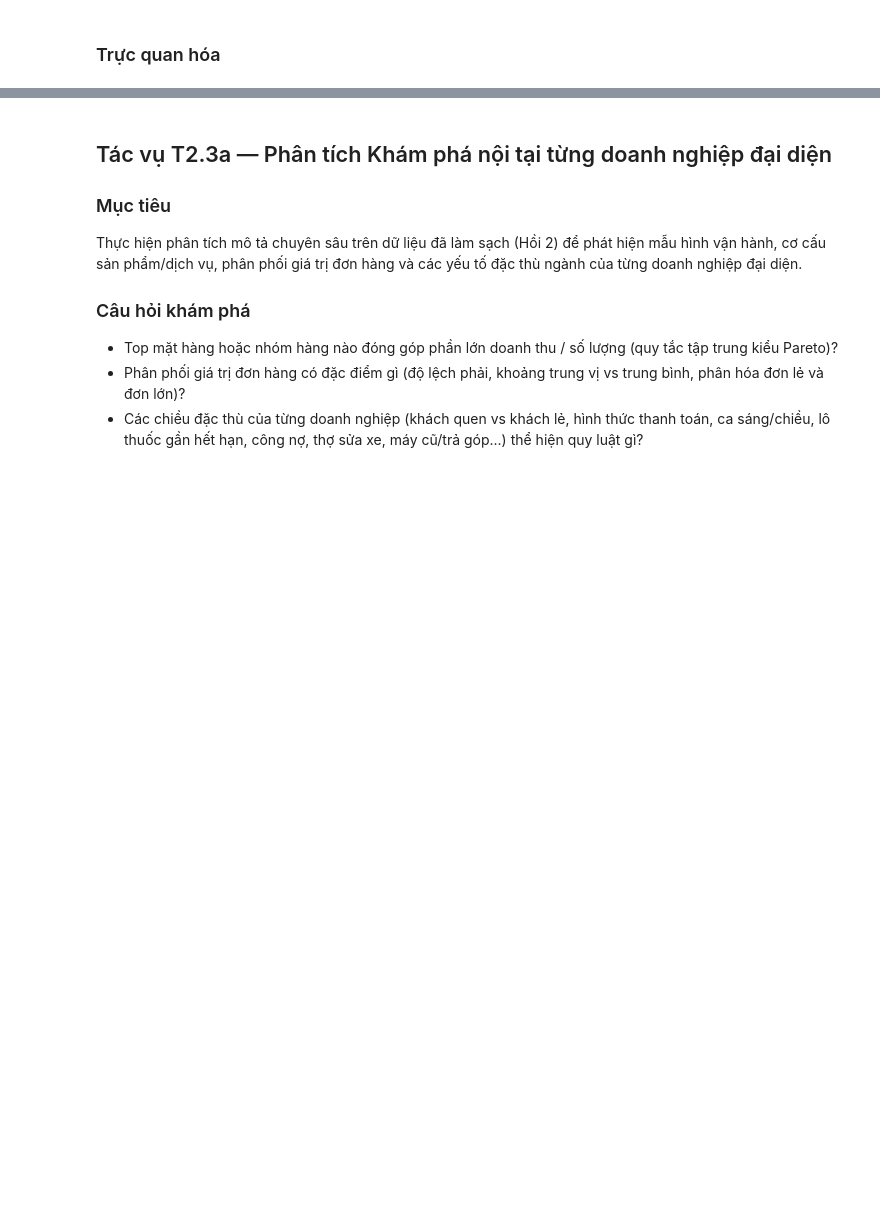
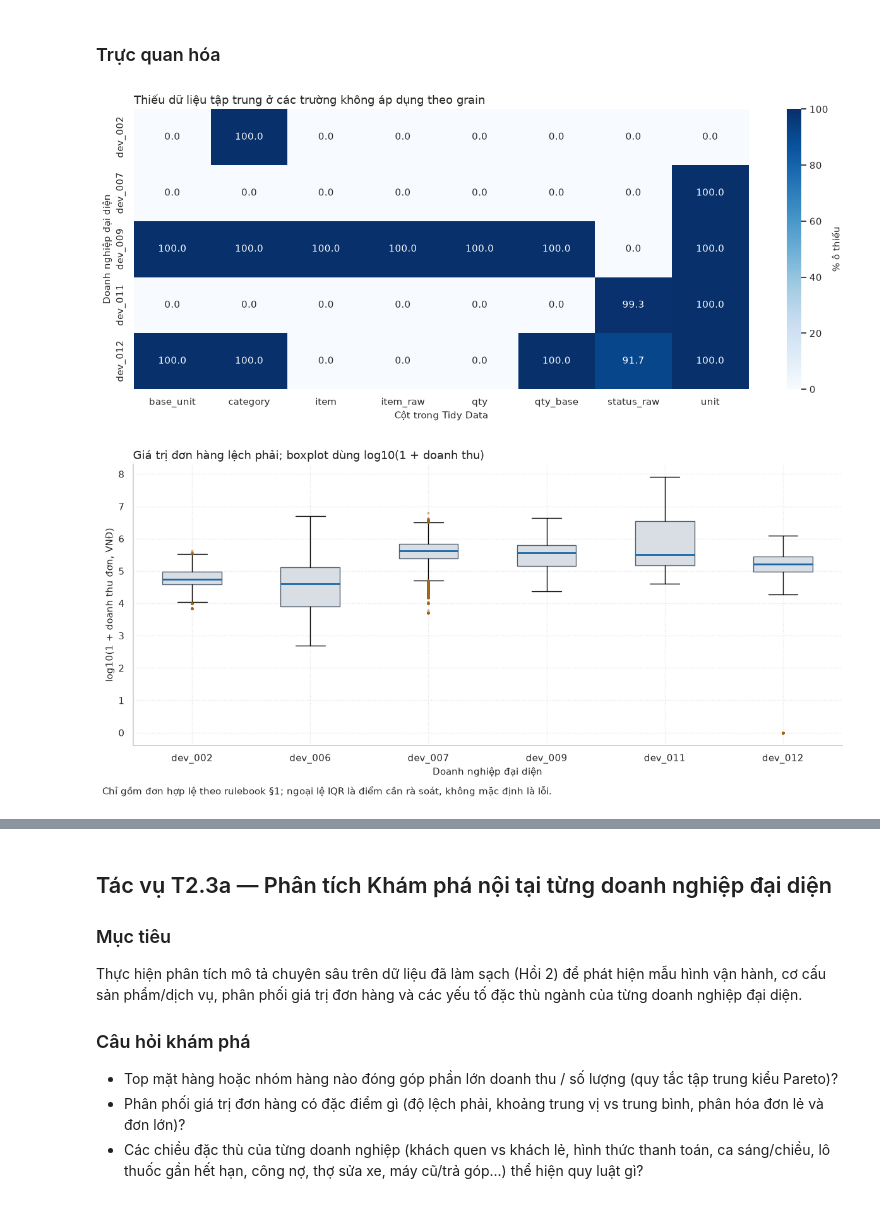
Before and after one commit to itsanhkhoi12/data-visualization-uth, a Jupyter notebook: notebook/02_business_eda.ipynb, the cells around one changed output, grey strips where cells are left out. Cells and saved outputs as stored; diff of their text form; code cells hidden in the pictures; blank space fills up the shorter version.

```diff
--- a/notebook/02_business_eda.ipynb
+++ b/notebook/02_business_eda.ipynb
@@ -313,3 +642,14 @@ Chọn 3–5 mã đơn hàng cụ thể (gồm 1 đơn thường, 1 đơn nhiề
 # %%
 # TODO (T2.2a — Bước 1: Rà soát các quy tắc cốt lõi trong `rulebook.md`)
 # TODO: Lọc và in các quy tắc liên quan đến đơn hàng, doanh thu, trạng thái và ngành của tập đại diện
+
+import re, sqlite3, unicodedata
+from contextlib import closing
+
+text = context.rulebook_path.read_text(encoding="utf-8")
+blocks = re.split(r"\n(?=#{2,3} )", text)
+KEEP = ("1. Đơn hàng", "8. Cách ghi", "Cà phê", "Nhà thuốc", "Sửa xe", "Cửa hàng điện thoại")
+for b in blocks:
+    head = b.split("\n", 1)[0]
+    if head.startswith("#") and any(k in head for k in KEEP):
+        print(b.strip(), "\n" + "-" * 80)
@@ -442,9 +1701,37 @@ Trích xuất các bản ghi vượt ngưỡng IQR để kiểm tra ngữ cảnh
 # %% [markdown]
 ### Trực quan hóa
 # %%
-# TODO (T2.2c — Trực quan hóa)
-# Vẽ heatmap/biểu đồ thanh tỷ lệ thiếu dữ liệu theo cột và boxplot (hoặc kết hợp stripplot/ECDF) thể hiện phân phối và các điểm ngoại lệ IQR trước khi kết luận.
-# Lưu ý: Không sử dụng biểu đồ 3D hoặc hai trục tung (dual axis); biểu đồ cột bắt đầu từ 0.
+# T2.2c — Trực quan hóa
+# Heatmap tỷ lệ thiếu theo doanh nghiệp × cột và boxplot log10(1+x) cho giá trị đơn.
+missing_heat = (missingness_report.pivot(index="business_id", columns="column",
+                                         values="missing_pct").fillna(0))
+fig, ax = plt.subplots(figsize=(13, 5.5))
+sns.heatmap(missing_heat, annot=True, fmt=".1f", cmap="Blues", cbar_kws={"label": "% ô thiếu"}, ax=ax)
+ax.set_title("Thiếu dữ liệu tập trung ở các trường không áp dụng theo grain")
+ax.set_xlabel("Cột trong Tidy Data"); ax.set_ylabel("Doanh nghiệp đại diện")
+plt.tight_layout()
+fig.savefig(PHASE2_FIGURES_DIR / "t22c_missingness_heatmap.png")
+plt.show()
+
+order_plot = orders[orders["is_valid"].fillna(False)].copy()
+fig, ax = plt.subplots(figsize=(12, 5.5))
+plot_data = [np.log10(order_plot.loc[order_plot.business_id == b, "revenue"].clip(lower=0)+1)
+             for b in SELECTED_REPRESENTATIVE_BUSINESSES]
+ax.boxplot(plot_data, tick_labels=SELECTED_REPRESENTATIVE_BUSINESSES, showfliers=True, patch_artist=True,
+           boxprops={"facecolor": "#D9DEE5", "edgecolor": COLOR_GRAY_DARK},
+           medianprops={"color": COLOR_ACCENT_BLUE, "linewidth": 2},
+           flierprops={"marker": "o", "markersize": 3, "markerfacecolor": COLOR_ACCENT_AMBER,
+                       "markeredgecolor": "none", "alpha": .45})
+ax.set_title("Giá trị đơn hàng lệch phải; boxplot dùng log10(1 + doanh thu)")
+ax.set_ylabel("log10(1 + doanh thu đơn, VNĐ)")
+ax.set_xlabel("Doanh nghiệp đại diện")
+fig.text(.01, -.02, "Chỉ gồm đơn hợp lệ theo rulebook §1; ngoại lệ IQR là điểm cần rà soát, không mặc định là lỗi.")
+plt.tight_layout()
+fig.savefig(PHASE2_FIGURES_DIR / "t22c_order_value_boxplot_log.png")
+plt.show()
+# %% [output]
+[figure, added]
+[figure, added]
 # %% [markdown]
 ### Kết quả & Nhận định
 
```
Also changed, not shown: parts of 42 cells of this notebook.
